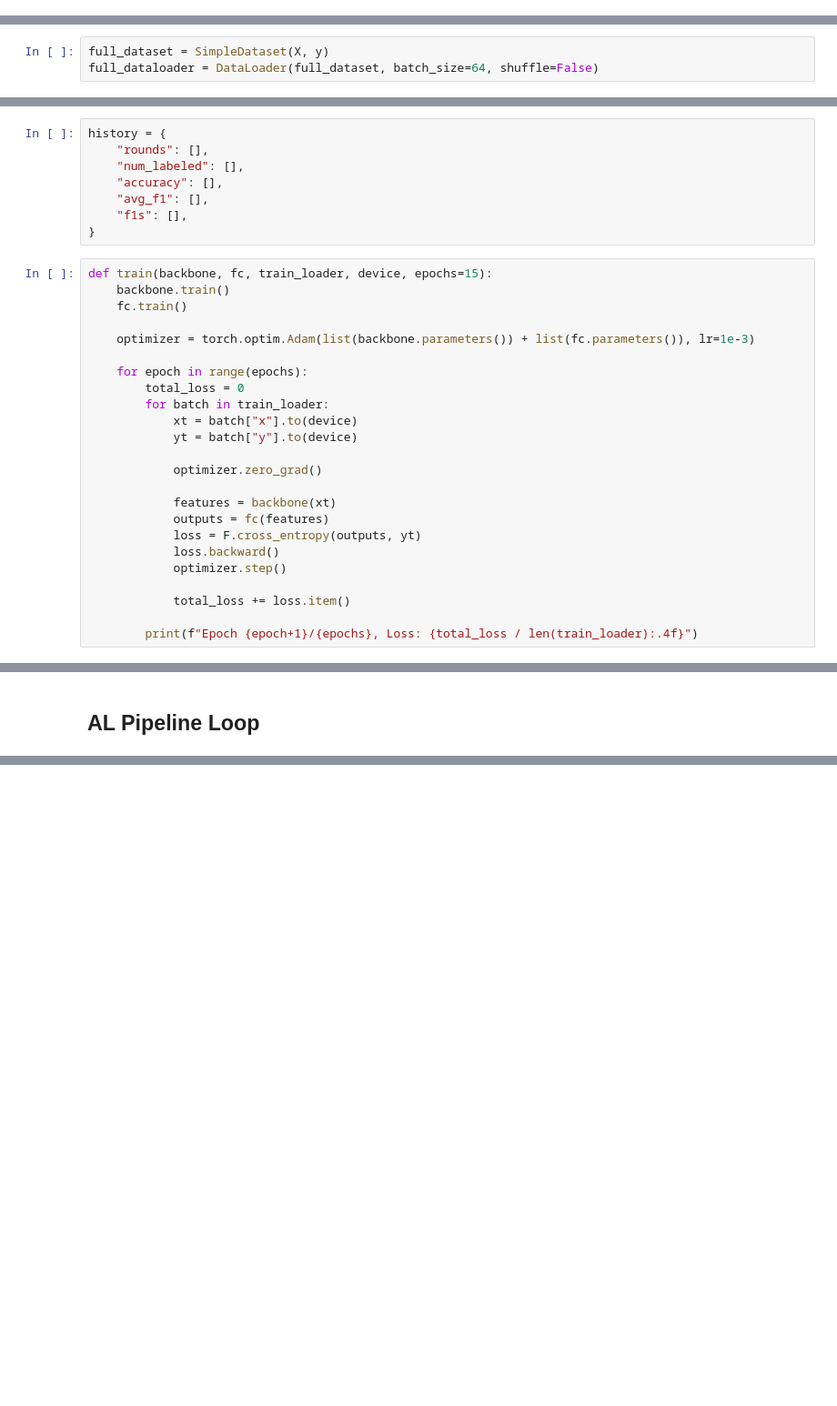
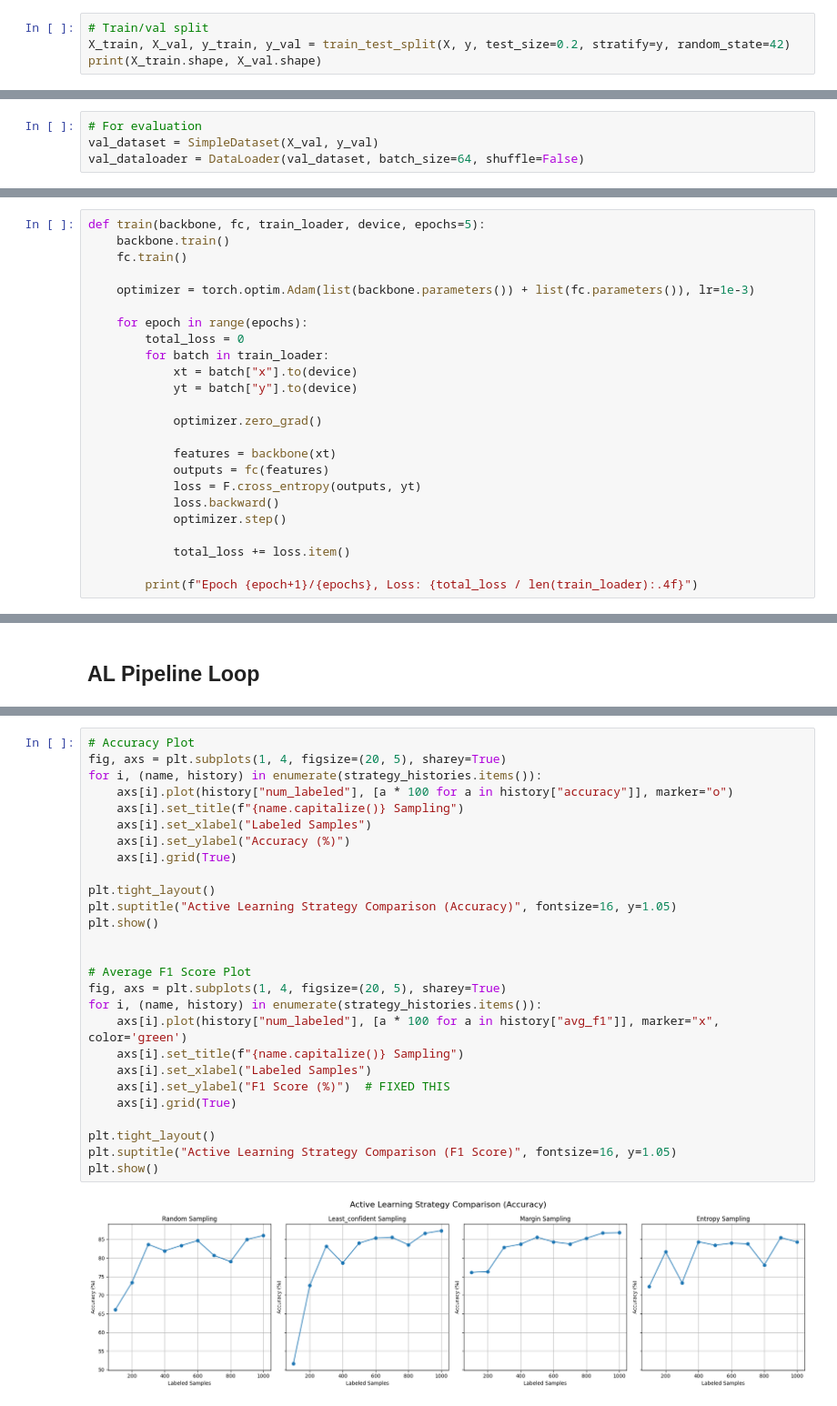
Before and after one commit to Abdul-Rehman-Tahir01/TUKL-25, a Jupyter notebook: Active Learning Strategies Experimentation/AL Strategy Implementation.ipynb, the cells around one changed output, grey strips where cells are left out. Shown: that part at 91% size. Saved outputs shown, nothing was run; the diff lists cells and outputs as text; blank space fills up the shorter version.

Commit message:
Implemented random, least confident, margin and entropy sampling

```diff
--- a/Active Learning Strategies Experimentation/AL Strategy Implementation.ipynb
+++ b/Active Learning Strategies Experimentation/AL Strategy Implementation.ipynb
@@ -22,3 +24,7 @@ y = np.load('/kaggle/input/active-learning-subset/label_target_subset.npy')
 print(X.shape, y.shape)
 # %% [output]
 (20000, 6, 28) (20000,)
+# %%
+# Train/val split
+X_train, X_val, y_train, y_val = train_test_split(X, y, test_size=0.2, stratify=y, random_state=42)
+print(X_train.shape, X_val.shape)
@@ -40,8 +48,9 @@ class SimpleDataset(Dataset):
         y = torch.tensor(self.labels[idx])
         return {"x": x, "y": y}
 # %%
-full_dataset = SimpleDataset(X, y)
-full_dataloader = DataLoader(full_dataset, batch_size=64, shuffle=False)
+# For evaluation
+val_dataset = SimpleDataset(X_val, y_val)
+val_dataloader = DataLoader(val_dataset, batch_size=64, shuffle=False)
 # %% [markdown]
 <hr>
 # %% [markdown]
@@ -181,16 +272,8 @@ def query_least_confident(X, model_backbone, model_fc, k, device, unlabeled_pool
 <hr>
 # %% [markdown]
 ## Training Loop
-# %%
-history = {
-    "rounds": [],
-    "num_labeled": [],
-    "accuracy": [],
-    "avg_f1": [],
-    "f1s": [],
-}
 # %%
-def train(backbone, fc, train_loader, device, epochs=15):
+def train(backbone, fc, train_loader, device, epochs=5):
     backbone.train()
     fc.train()
 
@@ -286,0 +377,29 @@ plt.show()
+# %%
+# Accuracy Plot
+fig, axs = plt.subplots(1, 4, figsize=(20, 5), sharey=True)
+for i, (name, history) in enumerate(strategy_histories.items()):
+    axs[i].plot(history["num_labeled"], [a * 100 for a in history["accuracy"]], marker="o")
+    axs[i].set_title(f"{name.capitalize()} Sampling")
+    axs[i].set_xlabel("Labeled Samples")
+    axs[i].set_ylabel("Accuracy (%)")
+    axs[i].grid(True)
+
+plt.tight_layout()
+plt.suptitle("Active Learning Strategy Comparison (Accuracy)", fontsize=16, y=1.05)
+plt.show()
+
+
+# Average F1 Score Plot
+fig, axs = plt.subplots(1, 4, figsize=(20, 5), sharey=True)
+for i, (name, history) in enumerate(strategy_histories.items()):
+    axs[i].plot(history["num_labeled"], [a * 100 for a in history["avg_f1"]], marker="x", color='green')
+    axs[i].set_title(f"{name.capitalize()} Sampling")
+    axs[i].set_xlabel("Labeled Samples")
+    axs[i].set_ylabel("F1 Score (%)")  # FIXED THIS
+    axs[i].grid(True)
+
+plt.tight_layout()
+plt.suptitle("Active Learning Strategy Comparison (F1 Score)", fontsize=16, y=1.05)
+plt.show()
+# %% [output]
+[figure, added]
```
Also changed, not shown: parts of 7 cells of this notebook.
